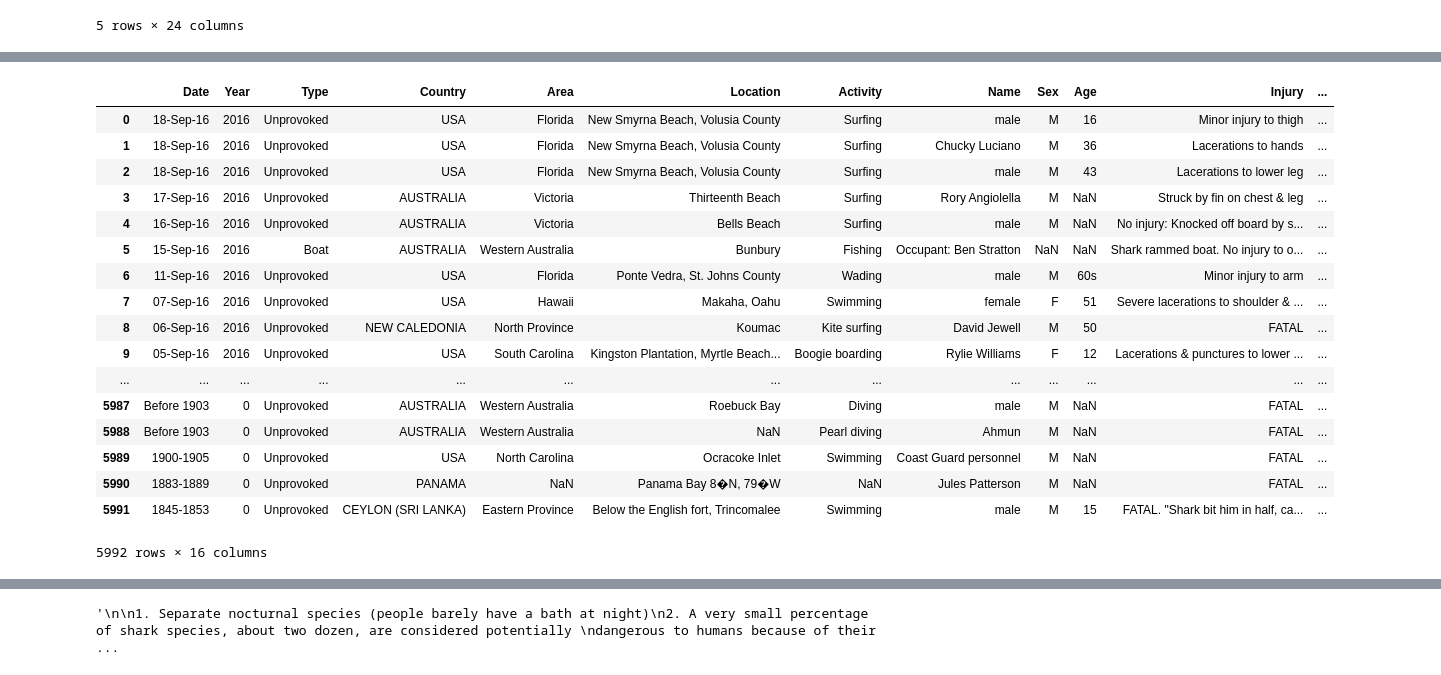
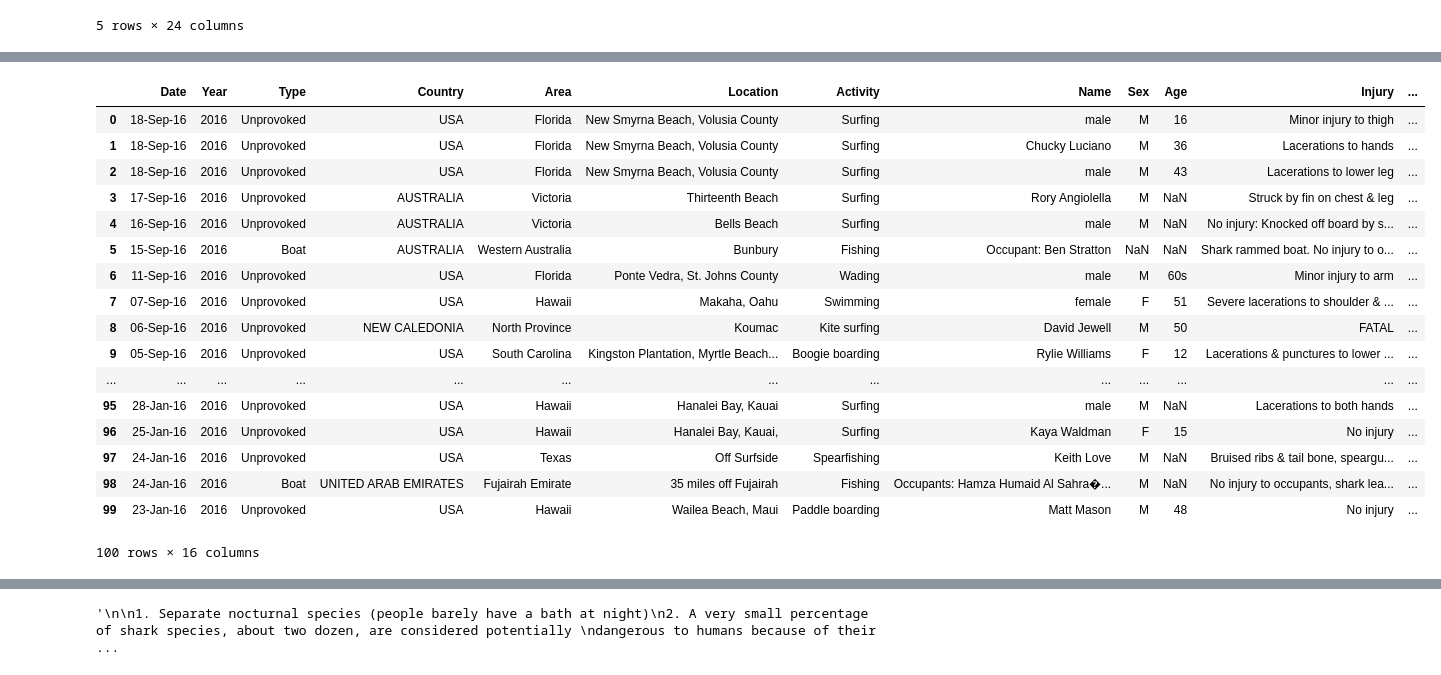
Before and after one commit to ironhack-datalabs/datamad0619, a Jupyter notebook: module-1/pandas-project/your-code/shark_project.ipynb, the cells around one changed output, grey strips where cells are left out. Drawn from its saved outputs; the diff is of its cells as text; code cells hidden in the pictures.

```diff
--- a/module-1/pandas-project/your-code/shark_project.ipynb
+++ b/module-1/pandas-project/your-code/shark_project.ipynb
@@ -87,40 +76,40 @@ dtype: int64
 # %%
 #dropping columns with no relevant info. Hypothesis not yet formulated. Just understanding the data and eliminating generic info.
 """
 1. Unnamed: 23 = All nulls except 1 showing: Teramo change filename
 2. Unnamed: 22 = All nulls except 1 showing: stopped here
 3. pdf: includes the data we already have in the table (further explained). Since we cannot work with this data = drop.
 In case is needed we can reference back to the original dataset.
 4. Case Number == Case Number.1 == Case Number.2. Hay 13/5992 casos en los que son diferentes. Es una muestra muy peque
 5. href formula, href and pdf mostly include the same pdf. There are around 53/5992 which have different values but after cheking
 some of them, they lead to the same website. Since the sample is very small and will not affect significatively the results,
 I'll eliminate the columns.
 
 """
 
 data_clean = data.drop(['Unnamed: 23','Unnamed: 22', 'pdf', 'Case Number','Case Number.1', 'Case Number.2', 'href', 'href formula'], axis=1)
 
 
-display(data_clean)
+display(data_clean.head(100))
 # %% [output]
 |  | Date | Year | Type | Country | Area | Location | Activity | Name | Sex | Age | Injury | ... |
 | 0 | 18-Sep-16 | 2016 | Unprovoked | USA | Florida | New Smyrna Beach, Volusia County | Surfing | male | M | 16 | Minor injury to thigh | ... |
 | 1 | 18-Sep-16 | 2016 | Unprovoked | USA | Florida | New Smyrna Beach, Volusia County | Surfing | Chucky Luciano | M | 36 | Lacerations to hands | ... |
 | 2 | 18-Sep-16 | 2016 | Unprovoked | USA | Florida | New Smyrna Beach, Volusia County | Surfing | male | M | 43 | Lacerations to lower leg | ... |
 | 3 | 17-Sep-16 | 2016 | Unprovoked | AUSTRALIA | Victoria | Thirteenth Beach | Surfing | Rory Angiolella | M | NaN | Struck by fin on chest & leg | ... |
 | 4 | 16-Sep-16 | 2016 | Unprovoked | AUSTRALIA | Victoria | Bells Beach | Surfing | male | M | NaN | No injury: Knocked off board by s... | ... |
 | 5 | 15-Sep-16 | 2016 | Boat | AUSTRALIA | Western Australia | Bunbury | Fishing | Occupant: Ben Stratton | NaN | NaN | Shark rammed boat. No injury to o... | ... |
 | 6 | 11-Sep-16 | 2016 | Unprovoked | USA | Florida | Ponte Vedra, St. Johns County | Wading | male | M | 60s | Minor injury to arm | ... |
 | 7 | 07-Sep-16 | 2016 | Unprovoked | USA | Hawaii | Makaha, Oahu | Swimming | female | F | 51 | Severe lacerations to shoulder & ... | ... |
 | 8 | 06-Sep-16 | 2016 | Unprovoked | NEW CALEDONIA | North Province | Koumac | Kite surfing | David Jewell | M | 50 | FATAL | ... |
 | 9 | 05-Sep-16 | 2016 | Unprovoked | USA | South Carolina | Kingston Plantation, Myrtle Beach... | Boogie boarding | Rylie Williams | F | 12 | Lacerations & punctures to lower ... | ... |
 | ... | ... | ... | ... | ... | ... | ... | ... | ... | ... | ... | ... | ... |
-| 5987 | Before 1903 | 0 | Unprovoked | AUSTRALIA | Western Australia | Roebuck Bay | Diving | male | M | NaN | FATAL | ... |
-| 5988 | Before 1903 | 0 | Unprovoked | AUSTRALIA | Western Australia | NaN | Pearl diving | Ahmun | M | NaN | FATAL | ... |
-| 5989 | 1900-1905 | 0 | Unprovoked | USA | North Carolina | Ocracoke Inlet | Swimming | Coast Guard personnel | M | NaN | FATAL | ... |
-| 5990 | 1883-1889 | 0 | Unprovoked | PANAMA | NaN | Panama Bay 8�N, 79�W | NaN | Jules Patterson | M | NaN | FATAL | ... |
-| 5991 | 1845-1853 | 0 | Unprovoked | CEYLON (SRI LANKA) | Eastern Province | Below the English fort, Trincomalee | Swimming | male | M | 15 | FATAL. "Shark bit him in half, ca... | ... |
+| 95 | 28-Jan-16 | 2016 | Unprovoked | USA | Hawaii | Hanalei Bay, Kauai | Surfing | male | M | NaN | Lacerations to both hands | ... |
+| 96 | 25-Jan-16 | 2016 | Unprovoked | USA | Hawaii | Hanalei Bay, Kauai, | Surfing | Kaya Waldman | F | 15 | No injury | ... |
+| 97 | 24-Jan-16 | 2016 | Unprovoked | USA | Texas | Off Surfside | Spearfishing | Keith Love | M | NaN | Bruised ribs & tail bone, speargu... | ... |
+| 98 | 24-Jan-16 | 2016 | Boat | UNITED ARAB EMIRATES | Fujairah Emirate | 35 miles off Fujairah | Fishing | Occupants: Hamza Humaid Al Sahra�... | M | NaN | No injury to occupants, shark lea... | ... |
+| 99 | 23-Jan-16 | 2016 | Unprovoked | USA | Hawaii | Wailea Beach, Maui | Paddle boarding | Matt Mason | M | 48 | No injury | ... |
-5992 rows × 16 columns
+100 rows × 16 columns
 # %%
 #Hipotesis
 '''
```
Also changed, not shown: parts of 8 cells of this notebook.
